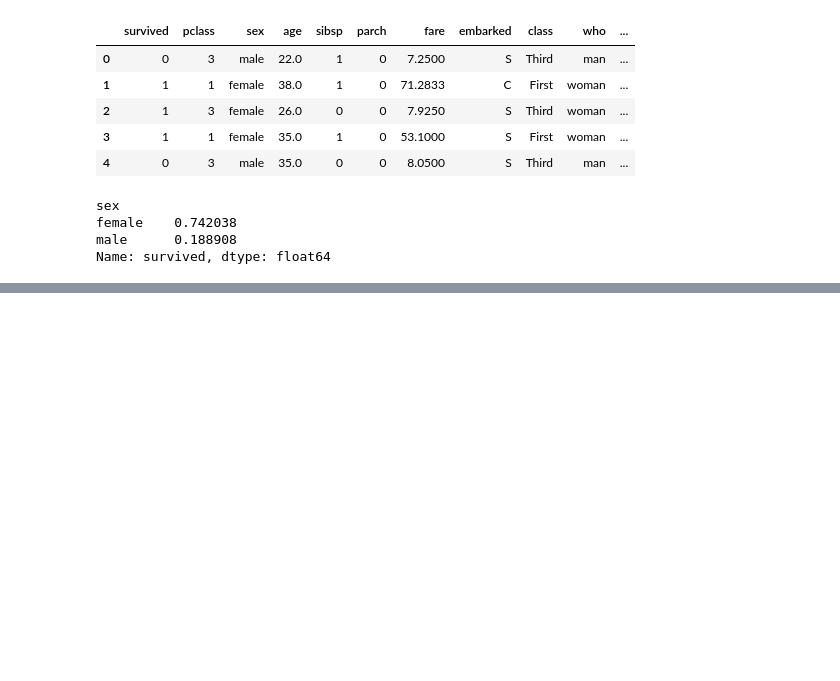
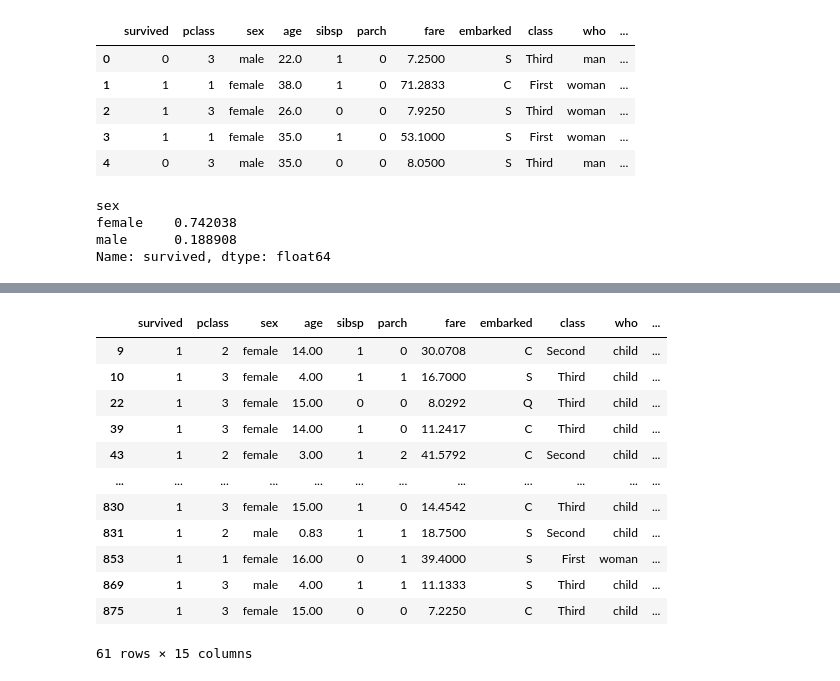
Before and after one commit to imabiodun/py, a Jupyter notebook: titanic_first_work.ipynb, the cells around one changed output, grey strips where cells are left out. Cells and saved outputs as stored; diff of their text form; code cells hidden in the pictures; blank space fills up the shorter version.

```diff
--- a/titanic_first_work.ipynb
+++ b/titanic_first_work.ipynb
@@ -76,0 +80,16 @@ survived_tag={'female':1,'male':2}
+# %%
+titanic.loc[(titanic['survived']==1) & (titanic['age']<18)]
+# %% [output]
+|  | survived | pclass | sex | age | sibsp | parch | fare | embarked | class | who | ... |
+| 9 | 1 | 2 | female | 14.00 | 1 | 0 | 30.0708 | C | Second | child | ... |
+| 10 | 1 | 3 | female | 4.00 | 1 | 1 | 16.7000 | S | Third | child | ... |
+| 22 | 1 | 3 | female | 15.00 | 0 | 0 | 8.0292 | Q | Third | child | ... |
+| 39 | 1 | 3 | female | 14.00 | 1 | 0 | 11.2417 | C | Third | child | ... |
+| 43 | 1 | 2 | female | 3.00 | 1 | 2 | 41.5792 | C | Second | child | ... |
+| ... | ... | ... | ... | ... | ... | ... | ... | ... | ... | ... | ... |
+| 830 | 1 | 3 | female | 15.00 | 1 | 0 | 14.4542 | C | Third | child | ... |
+| 831 | 1 | 2 | male | 0.83 | 1 | 1 | 18.7500 | S | Second | child | ... |
+| 853 | 1 | 1 | female | 16.00 | 0 | 1 | 39.4000 | S | First | woman | ... |
+| 869 | 1 | 3 | male | 4.00 | 1 | 1 | 11.1333 | S | Third | child | ... |
+| 875 | 1 | 3 | female | 15.00 | 0 | 0 | 7.2250 | C | Third | child | ... |
+61 rows × 15 columns
```
Also changed, not shown: parts of 19 cells of this notebook.
